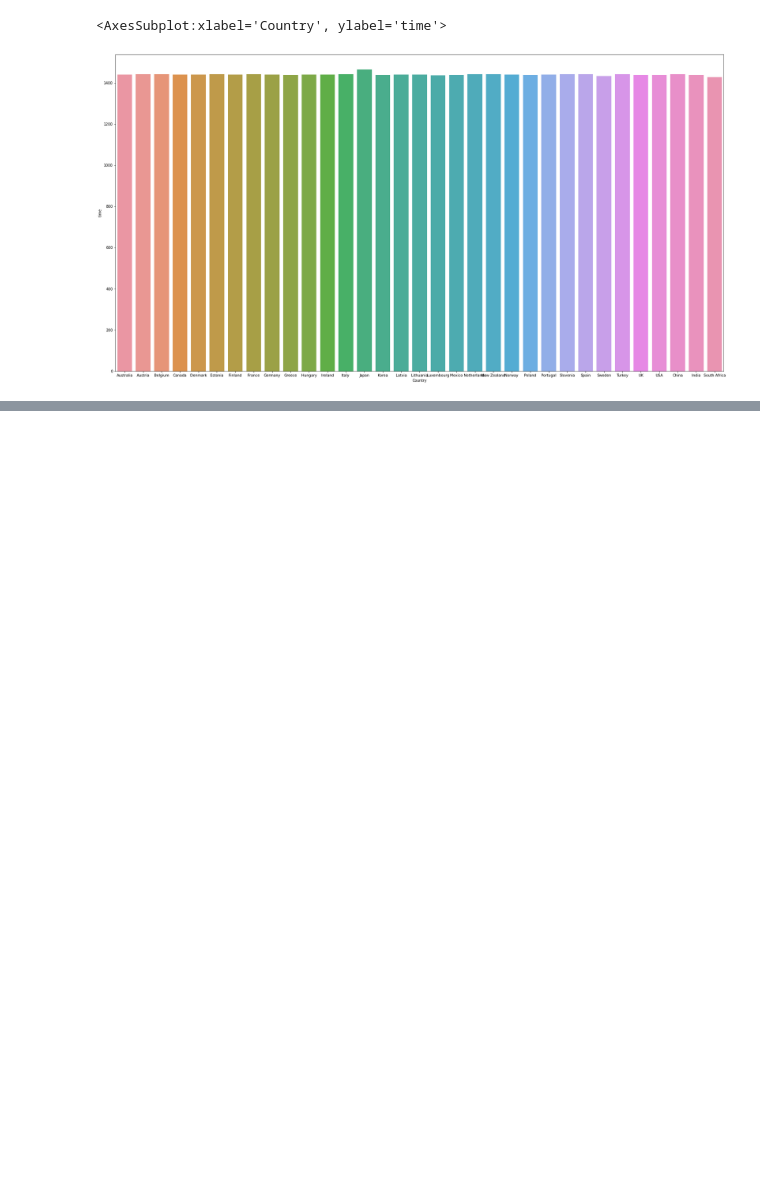
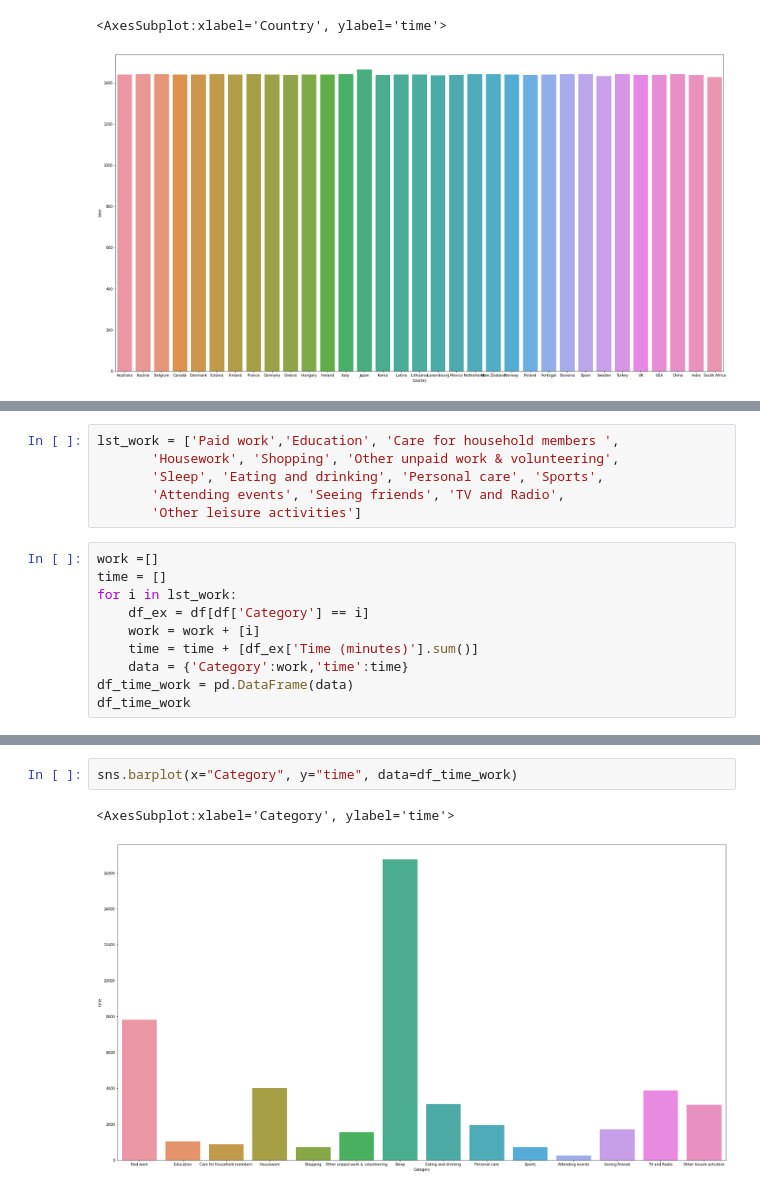
Before and after one commit to arjunprakash027/Data-Analysis, a Jupyter notebook: time_spent_dataset/total_time_spent.ipynb, the cells around one changed output, grey strips where cells are left out. Saved outputs shown, nothing was run; the diff lists cells and outputs as text; blank space fills up the shorter version.

```diff
--- a/time_spent_dataset/total_time_spent.ipynb
+++ b/time_spent_dataset/total_time_spent.ipynb
@@ -267,0 +276,16 @@ sns.barplot(x="Country", y="time", data=df_time)
+# %%
+lst_work = ['Paid work','Education', 'Care for household members ',
+       'Housework', 'Shopping', 'Other unpaid work & volunteering',
+       'Sleep', 'Eating and drinking', 'Personal care', 'Sports',
+       'Attending events', 'Seeing friends', 'TV and Radio',
+       'Other leisure activities']
+# %%
+work =[]
+time = []
+for i in lst_work:
+    df_ex = df[df['Category'] == i]
+    work = work + [i]
+    time = time + [df_ex['Time (minutes)'].sum()]
+    data = {'Category':work,'time':time}
+df_time_work = pd.DataFrame(data)
+df_time_work
@@ -267,0 +308,5 @@ sns.barplot(x="Country", y="time", data=df_time)
+# %%
+sns.barplot(x="Category", y="time", data=df_time_work)
+# %% [output]
+<AxesSubplot:xlabel='Category', ylabel='time'>
+[figure, added]
```
Also changed, not shown: parts of 19 cells of this notebook.
